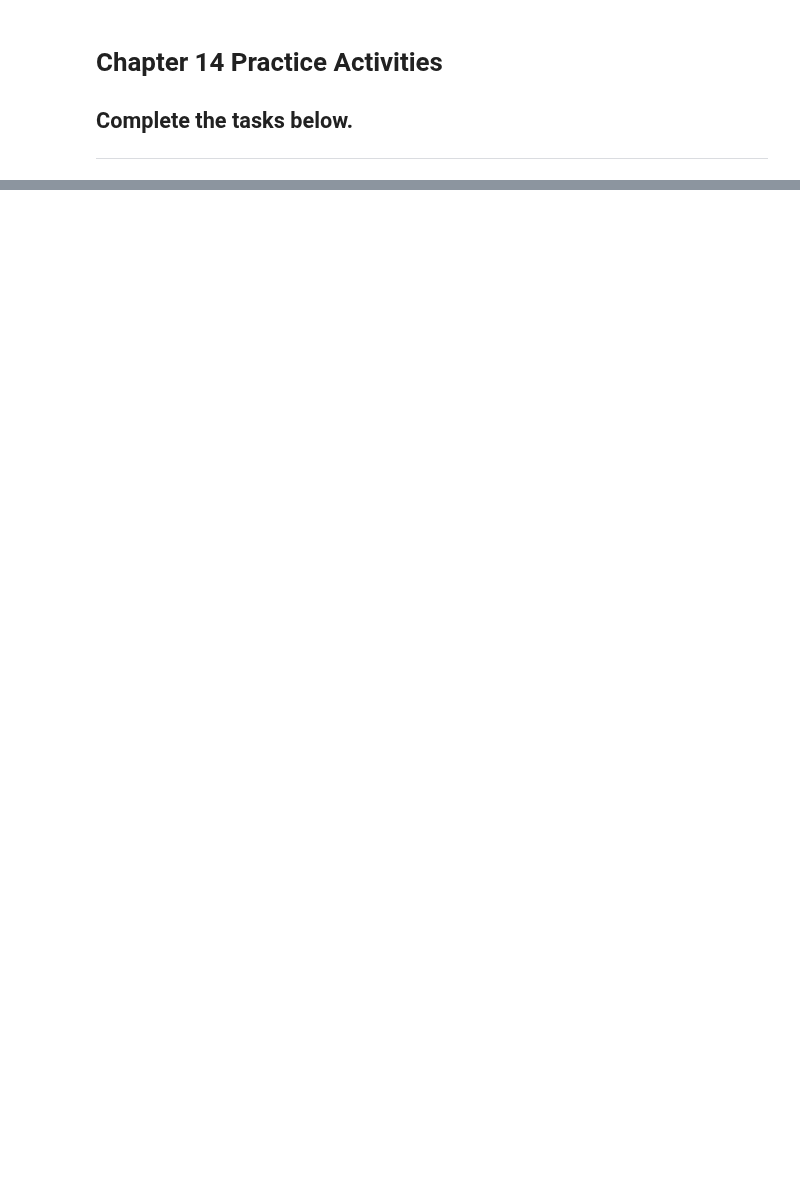
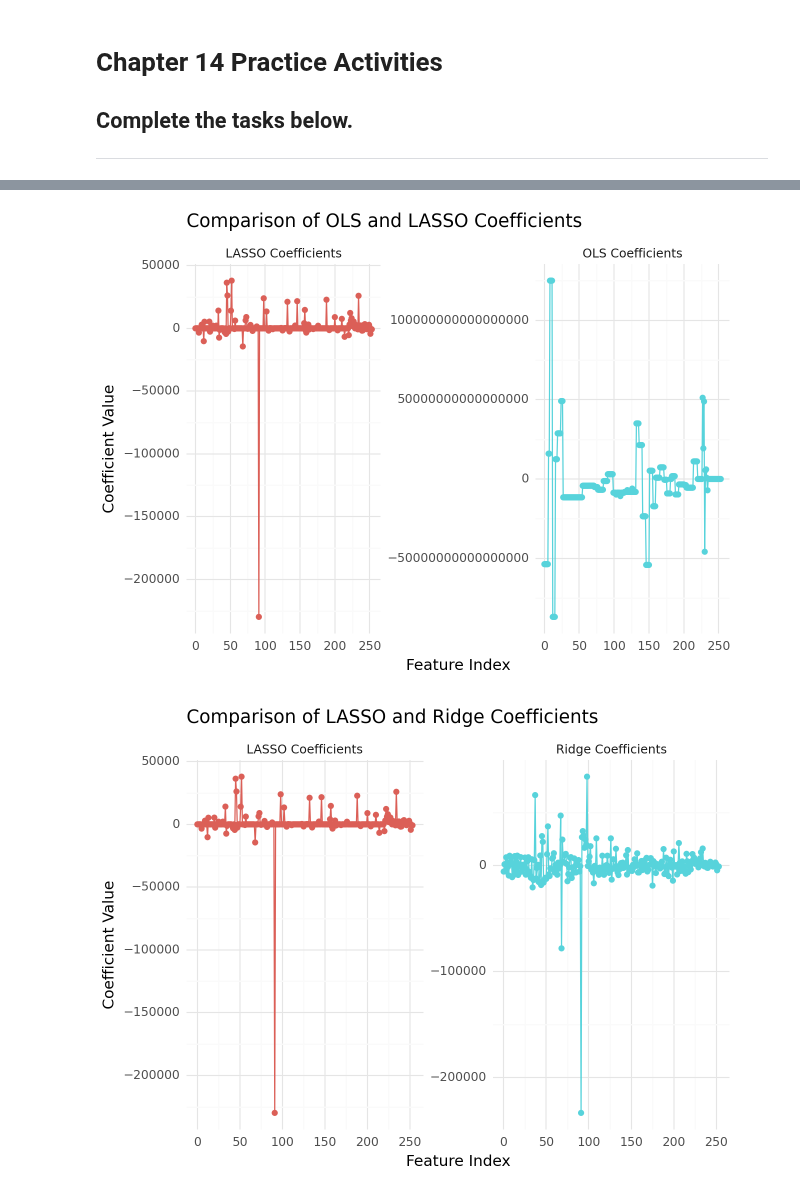
Before and after one commit to bellamccarty/GSB-544, a Jupyter notebook: Practice_Activities/Practice_Activity_7.2/Practice_Activity_7.2_Penalized_Regression.ipynb, the cells around one changed output, grey strips where cells are left out. Cells and saved outputs as stored; diff of their text form; code cells hidden in the pictures; blank space fills up the shorter version.

```diff
--- a/Practice_Activities/Practice_Activity_7.2/Practice_Activity_7.2_Penalized_Regression.ipynb
+++ b/Practice_Activities/Practice_Activity_7.2/Practice_Activity_7.2_Penalized_Regression.ipynb
@@ -42,0 +204,61 @@ df_ames.head()
+# %%
+# Fit the best LASSO model to the full dataset
+best_lasso_model = grid_search_lasso.best_estimator_
+best_lasso_model.fit(X, y)
+lasso_coefs = best_lasso_model.named_steps["lasso_regression"].coef_
+# Ridge coefficients were stored in ridge_coefs
+# OLS (Linear Regression) coefficients were stored in lr_coefs
+coef_comparison = pd.DataFrame({
+    "Feature Index": range(len(lasso_coefs)),
+    "LASSO Coefficients": lasso_coefs,
+    "Ridge Coefficients": ridge_coefs,
+    "OLS Coefficients": lr_coefs
+})
+# %%
+# Prepare data for the plots
+coef_comparison_ols_lasso = coef_comparison.melt(
+    id_vars="Feature Index",
+    value_vars=["OLS Coefficients", "LASSO Coefficients"],
+    var_name="Model",
+    value_name="Coefficient Value"
+)
+
+coef_comparison_lasso_ridge = coef_comparison.melt(
+    id_vars="Feature Index",
+    value_vars=["LASSO Coefficients", "Ridge Coefficients"],
+    var_name="Model",
+    value_name="Coefficient Value"
+)
+
+# Plot 1: OLS vs LASSO
+plot_ols_lasso = (
+    ggplot(coef_comparison_ols_lasso, aes(x='Feature Index', y='Coefficient Value', color='Model')) +
+    geom_point() +
+    geom_line() +
+    scale_color_discrete(guide = False)+
+    labs(title="Comparison of OLS and LASSO Coefficients",
+         x="Feature Index",
+         y="Coefficient Value") +
+    facet_wrap('~Model', scales='free_y') +
+    theme_minimal()
+)
+
+# Plot 2: LASSO vs Ridge
+plot_lasso_ridge = (
+    ggplot(coef_comparison_lasso_ridge, aes(x='Feature Index', y='Coefficient Value', color='Model')) +
+    geom_point() +
+    geom_line() +
+    scale_color_discrete(guide = False)+
+    labs(title="Comparison of LASSO and Ridge Coefficients",
+         x="Feature Index",
+         y="Coefficient Value") +
+    facet_wrap('~Model', scales='free_y') +
+    theme_minimal()
+)
+
+
+print(plot_ols_lasso)
+print(plot_lasso_ridge)
+# %% [output]
+[figure, added]
+[figure, added]
```
Also changed, not shown: parts of 19 cells of this notebook, 1 other file.
